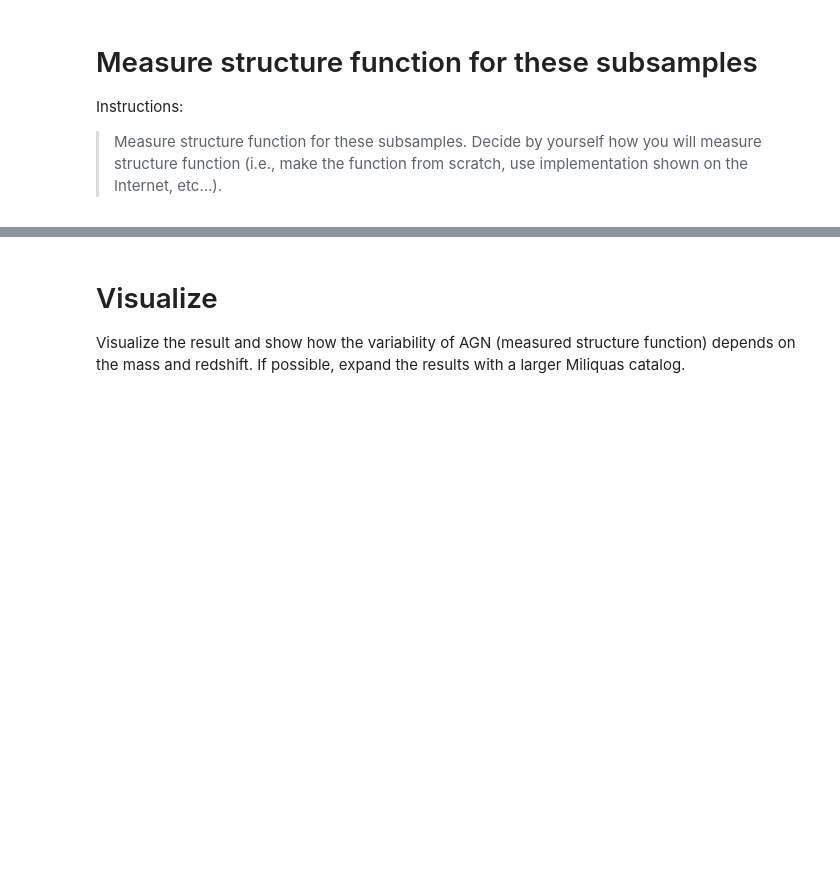
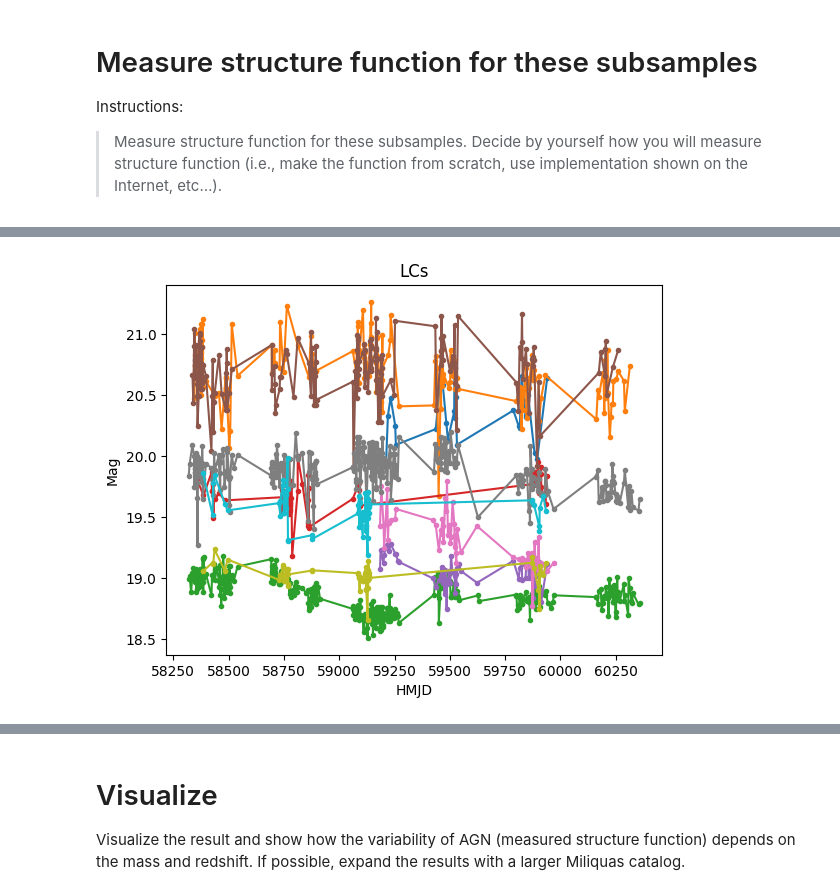
Before and after one commit to lsst-sitcom/linccf, a Jupyter notebook: agn_variability/agn_variability.ipynb, the cells around one changed output, grey strips where cells are left out. Cells and saved outputs as stored; diff of their text form; code cells hidden in the pictures; blank space fills up the shorter version.

```diff
--- a/agn_variability/agn_variability.ipynb
+++ b/agn_variability/agn_variability.ipynb
@@ -227,6 +398,9 @@ def bin_redshift(val):
 def bin_mass(val):
     return (val*0.5).astype(int)
 
-sdss_x_ztf = sdss_x_ztf.assign(redshift_bin=lambda x: bin_redshift(x['REDSHIFT_sdss']))
-sdss_x_ztf = sdss_x_ztf.assign(mass_bin=lambda x: bin_mass(x['LOGBH_sdss']))
+#sdss_x_ztf = sdss_x_ztf.assign(redshift_bin=lambda x: bin_redshift(x['REDSHIFT_sdss']))
+#sdss_x_ztf = sdss_x_ztf.assign(mass_bin=lambda x: bin_mass(x['LOGBH_sdss']))
+
+sdss_x_ztf_df = sdss_x_ztf_df.assign(redshift_bin=lambda x: bin_redshift(x['REDSHIFT_sdss']))
+sdss_x_ztf_df = sdss_x_ztf_df.assign(mass_bin=lambda x: bin_mass(x['LOGBH_sdss']))
 # %%
@@ -239,0 +617,3 @@ Instructions:
+# %%
+subset = sdss_x_ztf_df.head(10)
+subset
@@ -239,0 +633,16 @@ Instructions:
+# %%
+plt.figure()
+
+for row in subset.itertuples():
+    plt.plot(
+        row[11],
+        row[12],
+        marker=".",
+    )
+
+plt.title("LCs")
+plt.xlabel("HMJD")
+plt.ylabel("Mag")
+plt.show()
+# %% [output]
+[figure, added]
```
Also changed, not shown: parts of 59 cells of this notebook, 3 other files.
